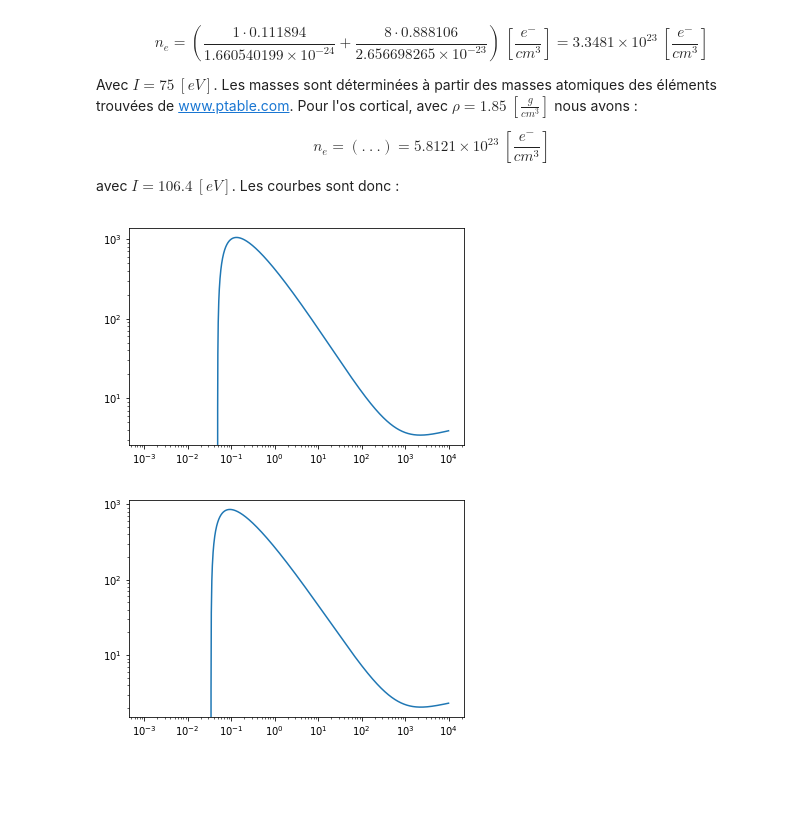
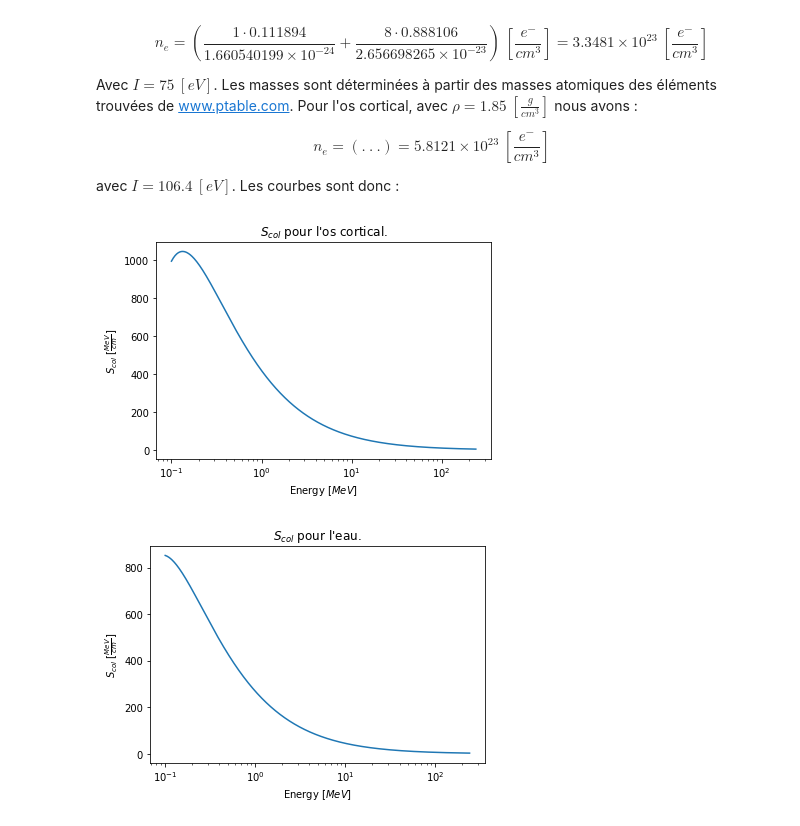
Before and after one commit to Theonegvb/phys_num_tp1, a Jupyter notebook: TP1_MFournier_GVollantBoule.ipynb, the cells around one changed output. Cells and saved outputs as stored; diff of their text form; code cells hidden in the pictures; blank space fills up the shorter version.

```diff
--- a/TP1_MFournier_GVollantBoule.ipynb
+++ b/TP1_MFournier_GVollantBoule.ipynb
@@ -39,66 +39,72 @@ $$n_e=\left(.~.~.\right)=5.8121\times10^{23}~\left[\frac{e^{-}}{cm^3}\right]$$
 
 avec $I=106.4~\left[eV\right]$. Les courbes sont donc :
 # %%
+import numpy as np
 import matplotlib.pyplot as plt
-import numpy as np
-from numpy import pi
+import scipy as scp
+from numpy import linspace, cos, pi, tan, ones, copy, random
+from scipy import integrate
 
 %matplotlib inline
 
 
 def beta(g):
     return np.sqrt(1 - 1 / (g ** 2))
 
 
 def gamma(t):
     mProton = 938.272
     return t / mProton + 1
 
 
 def tMax(g):
     mElectron = 0.51099895000
     mPronton = 938.272
-    return (2 * mElectron * ((g ** 2) - 1)) / (1 + 2 * g * (mElectron / mPronton) + (mElectron / mPronton) ** 2)
+    return (2 * mElectron * ((g ** 2) - 1)) / (1 + 2 * g * (mElectron / mPronton) + ((mElectron / mPronton) ** 2))
 
 
 def stoppingPower(nElectron, protonEnergy, i):
     rElectron = 2.81794033e-13
     mElectron = 0.51099895000
     g = gamma(protonEnergy)
     b = beta(g)
-    return 2 * pi * rElectron ** 2 * mElectron * nElectron * b ** -2 *\
-           (np.log((2 * mElectron * b ** 2 * g ** 2 * tMax(g))/(i ** 2)) - 2 * b ** 2)
+    return 2 * pi * (rElectron ** 2) * mElectron * nElectron * (1 / (b ** 2)) *\
+           (np.log((2 * mElectron * (b ** 2) * (g ** 2) * tMax(g))/(i ** 2)) - 2 * (b ** 2))
 
 
-if __name__ == '__main__':
-    energies = np.arange(0.001, 10000, 0.0005)
+energies = np.linspace(0.1, 240, 100000)
 
-    bHydrogen = (1 * 0.047234 * 6.022e23) / (1.660540199e-24 * 6.022e23)
-    bCarbon = (6 * 0.144330 * 6.022e23) / (1.994242358e-23 * 6.022e23)
-    bNitrogen = (7 * 0.041990 * 6.022e23) / (2.325824007e-23 * 6.022e23)
-    bOxygen = (8 * 0.446096 * 6.022e23) / (2.656703247e-23 * 6.022e23)
-    bMagnesium = (12 * 0.002200 * 6.022e23) / (4.035776902e-23 * 6.022e23)
-    bPhosphorus = (15 * 0.104970 * 6.022e23) / (5.143317694e-23 * 6.022e23)
-    bSulfur = (16 * 0.003150 * 6.022e23) / (5.323525827e-23 * 6.022e23)
-    bCalcium = (20 * 0.209930 * 6.022e23) / (6.655113013e-23 * 6.022e23)
-    bZinc = (30 * 0.000100 * 6.022e23) / (1.085661182e-22 * 6.022e23)
-    bNElectron = 1.85 * (bHydrogen + bCarbon + bNitrogen + bOxygen + bMagnesium + bPhosphorus + bSulfur + bCalcium + bZinc)
-    bI = 106.4 / 1000000
-    plt.plot(energies, stoppingPower(bNElectron, energies, bI))
-    plt.xscale('log')
-    plt.yscale('log')
-    plt.show()
-
-    hydrogen = (1 * 0.111894 * 6.022e23) / (1.660540199e-24 * 6.022e23)
-    oxygen = (8 * 0.888106 * 6.022e23) / (2.656703247e-23 * 6.022e23)
-    nElectron = 1 * (hydrogen + oxygen)
-    i = 75 / 1000000
-    plt.plot(energies, stoppingPower(nElectron, energies, i))
-    plt.xscale('log')
-    plt.yscale('log')
-    plt.show()
+bHydrogen = (1 * 0.047234 * 6.022e23) / 1.00784
+bCarbon = (6 * 0.144330 * 6.022e23) / 12.0096
+bNitrogen = (7 * 0.041990 * 6.022e23) / 14.00643
+bOxygen = (8 * 0.446096 * 6.022e23) / 15.99903
+bMagnesium = (12 * 0.002200 * 6.022e23) / 24.304
+bPhosphorus = (15 * 0.104970 * 6.022e23) / 30.973761998
+bSulfur = (16 * 0.003150 * 6.022e23) / 32.059
+bCalcium = (20 * 0.209930 * 6.022e23) / 40.078
+bZinc = (30 * 0.000100 * 6.022e23) / 65.38
+bNElectron = 1.85 * (bHydrogen + bCarbon + bNitrogen + bOxygen + bMagnesium + bPhosphorus + bSulfur + bCalcium + bZinc)
+bI = 106.4 / 1000000
+plt.plot(energies, stoppingPower(bNElectron, energies, bI))
+plt.title(r"$S_{col}$ pour l'os cortical.")
+plt.xscale('log')
+plt.xlabel(r'Energy $[MeV]$')
+plt.ylabel(r'$S_{col}$ $[\frac{MeV}{cm}]$')
+plt.show()
 # %% [output]
-[figure, old version]
+[figure, new version]
-[figure, removed]
+# %%
+hydrogen = (1 * 0.111894 * 6.022e23) / 1.00784
+oxygen = (8 * 0.888106 * 6.022e23) / 15.99903
+nElectron = 1 * (hydrogen + oxygen)
+i = 75 / 1000000
+plt.plot(energies, stoppingPower(nElectron, energies, i))
+plt.title(r"$S_{col}$ pour l'eau.")
+plt.xscale('log')
+plt.xlabel(r'Energy $[MeV]$')
+plt.ylabel(r'$S_{col}$ $[\frac{MeV}{cm}]$')
+plt.show()
+# %% [output]
+[figure, added]
 # %% [markdown]
 ## Question 3
```
Also changed, not shown: parts of 12 cells of this notebook, 3 other files.
